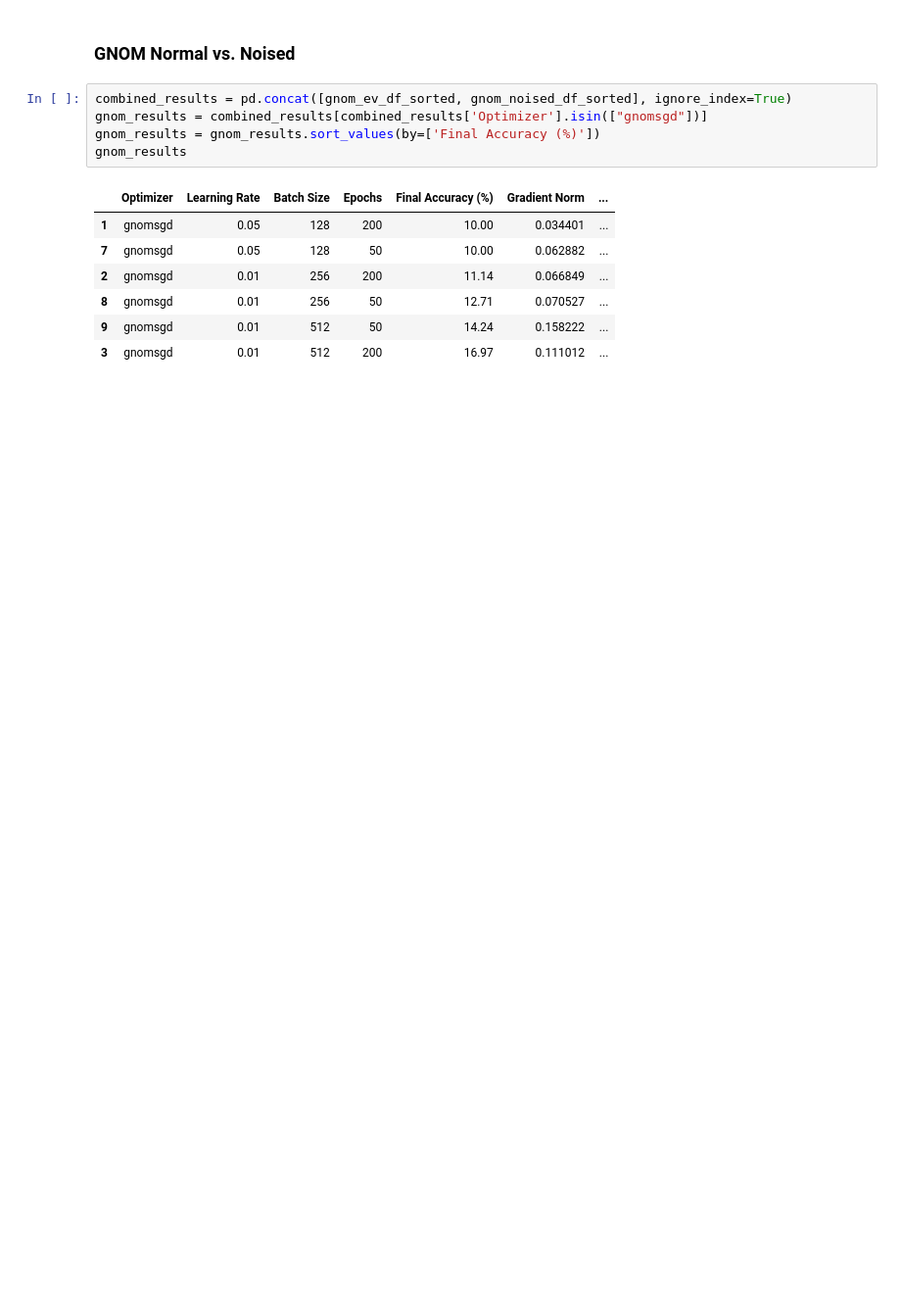
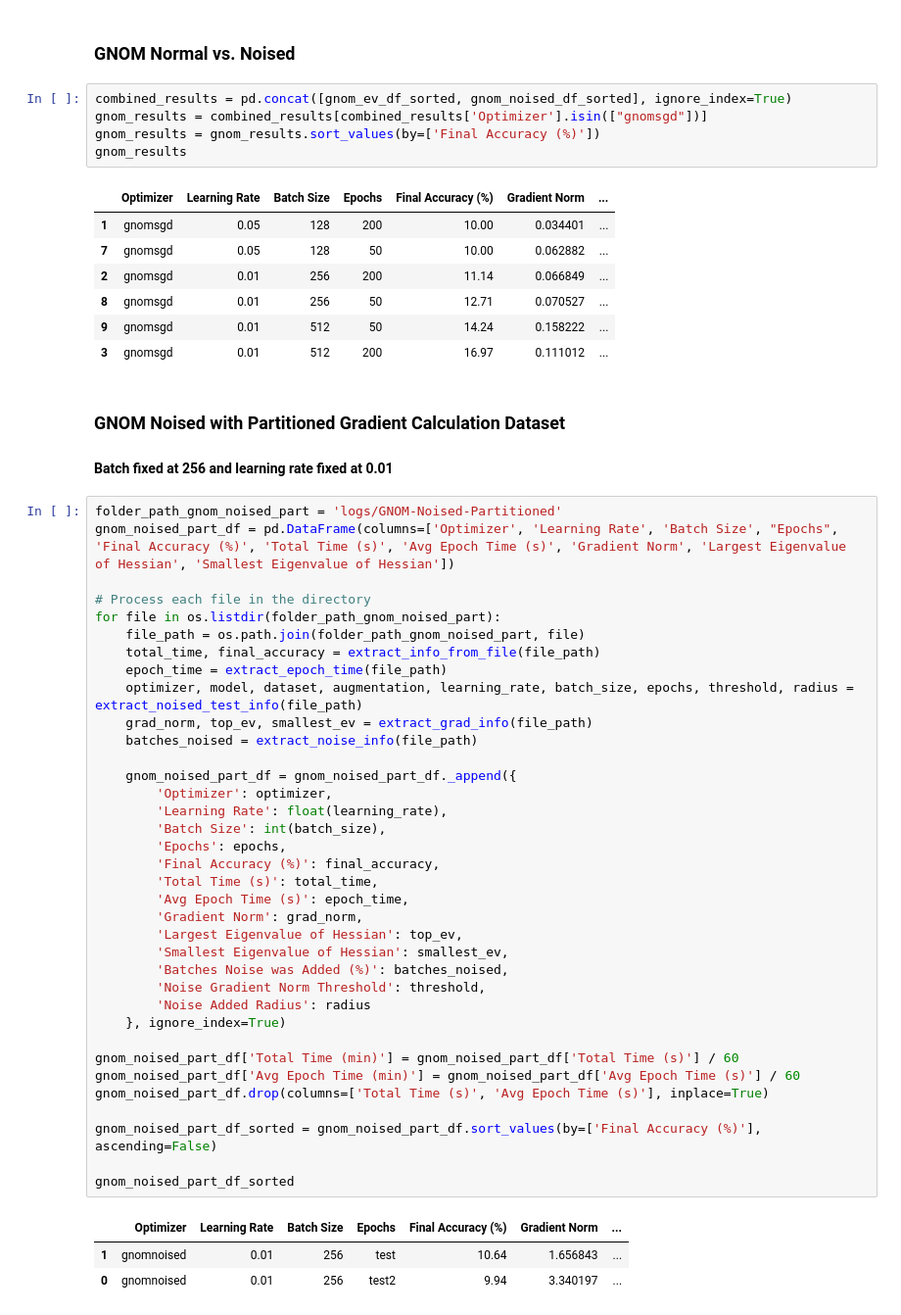
Before and after one commit to thomask902/2024-Numerical-Optimization-Research, a Jupyter notebook: results.ipynb, the cells around one changed output. Shown at 98% size. Drawn from its saved outputs; the diff is of its cells as text; blank space fills up the shorter version.

```diff
--- a/results.ipynb
+++ b/results.ipynb
@@ -457,3 +419,46 @@ gnom_results
 | 8 | gnomsgd | 0.01 | 256 | 50 | 12.71 | 0.070527 | ... |
 | 9 | gnomsgd | 0.01 | 512 | 50 | 14.24 | 0.158222 | ... |
 | 3 | gnomsgd | 0.01 | 512 | 200 | 16.97 | 0.111012 | ... |
+# %% [markdown]
+### GNOM Noised with Partitioned Gradient Calculation Dataset
+#### Batch fixed at 256 and learning rate fixed at 0.01
+# %%
+folder_path_gnom_noised_part = 'logs/GNOM-Noised-Partitioned'
+gnom_noised_part_df = pd.DataFrame(columns=['Optimizer', 'Learning Rate', 'Batch Size', "Epochs", 'Final Accuracy (%)', 'Total Time (s)', 'Avg Epoch Time (s)', 'Gradient Norm', 'Largest Eigenvalue of Hessian', 'Smallest Eigenvalue of Hessian'])
+
+# Process each file in the directory
+for file in os.listdir(folder_path_gnom_noised_part):
+    file_path = os.path.join(folder_path_gnom_noised_part, file)
+    total_time, final_accuracy = extract_info_from_file(file_path)
+    epoch_time = extract_epoch_time(file_path)
+    optimizer, model, dataset, augmentation, learning_rate, batch_size, epochs, threshold, radius = extract_noised_test_info(file_path)
+    grad_norm, top_ev, smallest_ev = extract_grad_info(file_path)
+    batches_noised = extract_noise_info(file_path)
+
+    gnom_noised_part_df = gnom_noised_part_df._append({
+        'Optimizer': optimizer,
+        'Learning Rate': float(learning_rate),
+        'Batch Size': int(batch_size),
+        'Epochs': epochs,
+        'Final Accuracy (%)': final_accuracy,
+        'Total Time (s)': total_time,
+        'Avg Epoch Time (s)': epoch_time,
+        'Gradient Norm': grad_norm,
+        'Largest Eigenvalue of Hessian': top_ev,
+        'Smallest Eigenvalue of Hessian': smallest_ev,
+        'Batches Noise was Added (%)': batches_noised,
+        'Noise Gradient Norm Threshold': threshold,
+        'Noise Added Radius': radius
+    }, ignore_index=True)
+
+gnom_noised_part_df['Total Time (min)'] = gnom_noised_part_df['Total Time (s)'] / 60
+gnom_noised_part_df['Avg Epoch Time (min)'] = gnom_noised_part_df['Avg Epoch Time (s)'] / 60
+gnom_noised_part_df.drop(columns=['Total Time (s)', 'Avg Epoch Time (s)'], inplace=True)
+
+gnom_noised_part_df_sorted = gnom_noised_part_df.sort_values(by=['Final Accuracy (%)'], ascending=False)
+
+gnom_noised_part_df_sorted
+# %% [output]
+|  | Optimizer | Learning Rate | Batch Size | Epochs | Final Accuracy (%) | Gradient Norm | ... |
+| 1 | gnomnoised | 0.01 | 256 | test | 10.64 | 1.656843 | ... |
+| 0 | gnomnoised | 0.01 | 256 | test2 | 9.94 | 3.340197 | ... |
```
Also changed, not shown: parts of 4 cells of this notebook.
